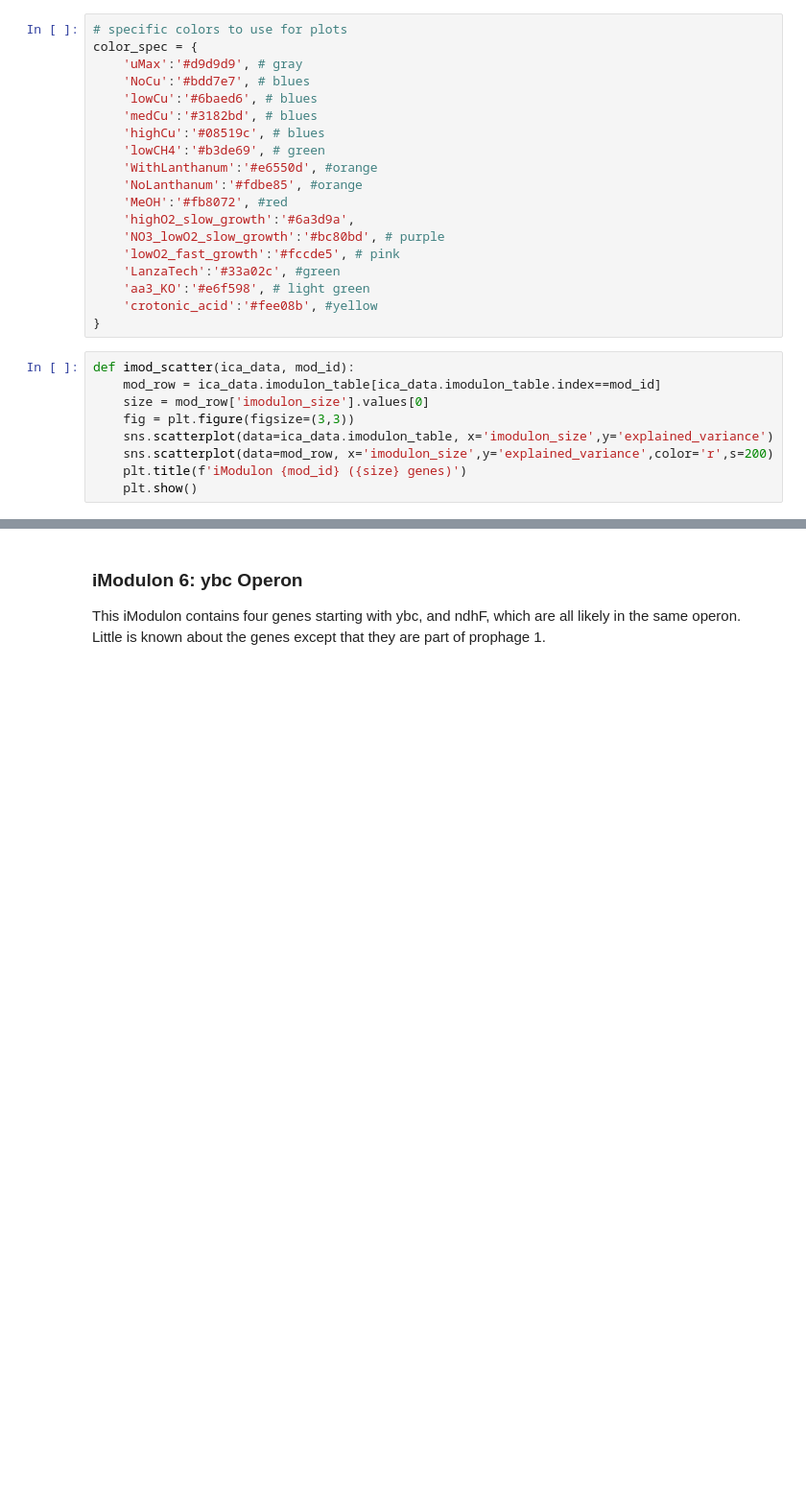
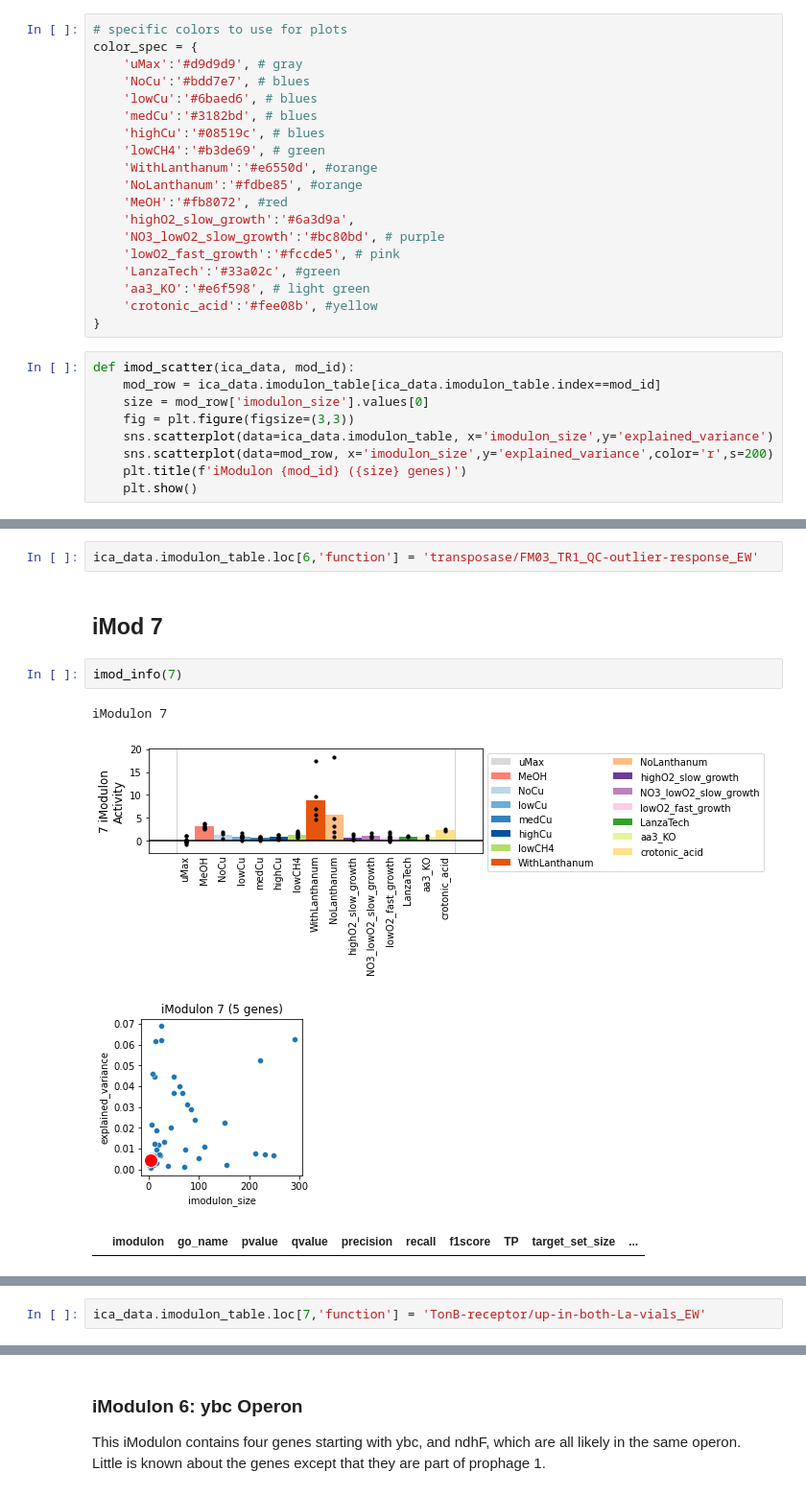
Before and after one commit to erinhwilson/modulome-workflow, a Jupyter notebook: 5_characterize_iModulons/3_manual_iModulon_curation_Erin.ipynb, the cells around one changed output, grey strips where cells are left out. Shown at 96% size. Drawn from its saved outputs; the diff is of its cells as text; blank space fills up the shorter version.

```diff
--- a/5_characterize_iModulons/3_manual_iModulon_curation_Erin.ipynb
+++ b/5_characterize_iModulons/3_manual_iModulon_curation_Erin.ipynb
@@ -449,0 +612,11 @@ ica_data.rename_imodulons({3:'uncharacterized-2'})
+# %%
+ica_data.imodulon_table.loc[6,'function'] = 'transposase/FM03_TR1_QC-outlier-response_EW'
+# %% [markdown]
+## iMod 7
+# %%
+imod_info(7)
+# %% [output]
+iModulon 7
+[figure, added]
+[figure, added]
+|  | imodulon | go_name | pvalue | qvalue | precision | recall | f1score | TP | target_set_size | ... |
@@ -449,0 +629,2 @@ ica_data.rename_imodulons({3:'uncharacterized-2'})
+# %%
+ica_data.imodulon_table.loc[7,'function'] = 'TonB-receptor/up-in-both-La-vials_EW'
```
Also changed, not shown: parts of 83 cells of this notebook.
